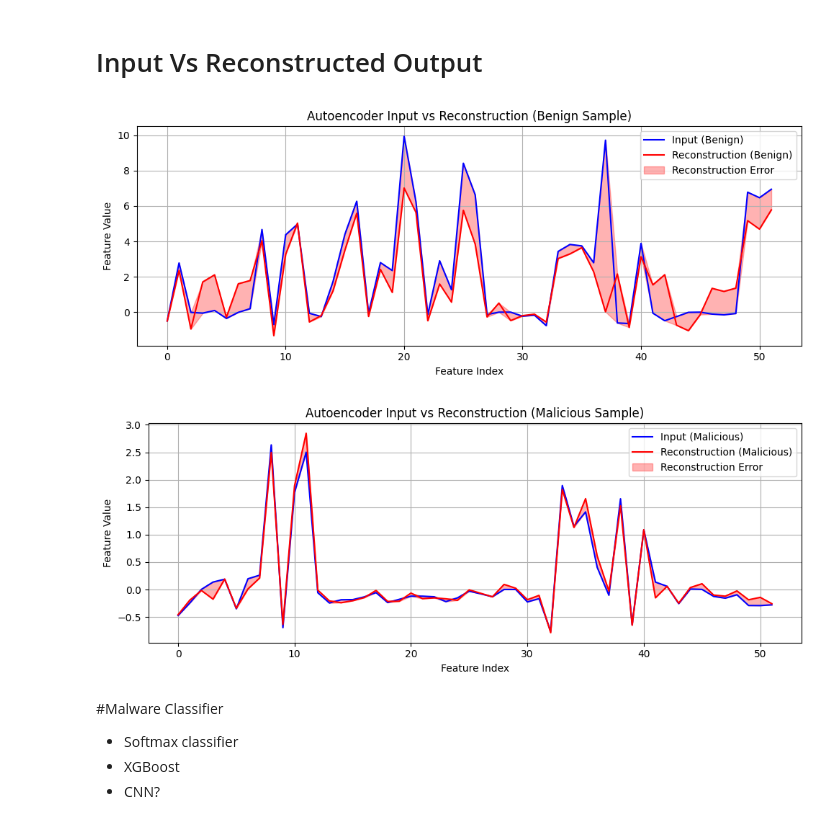
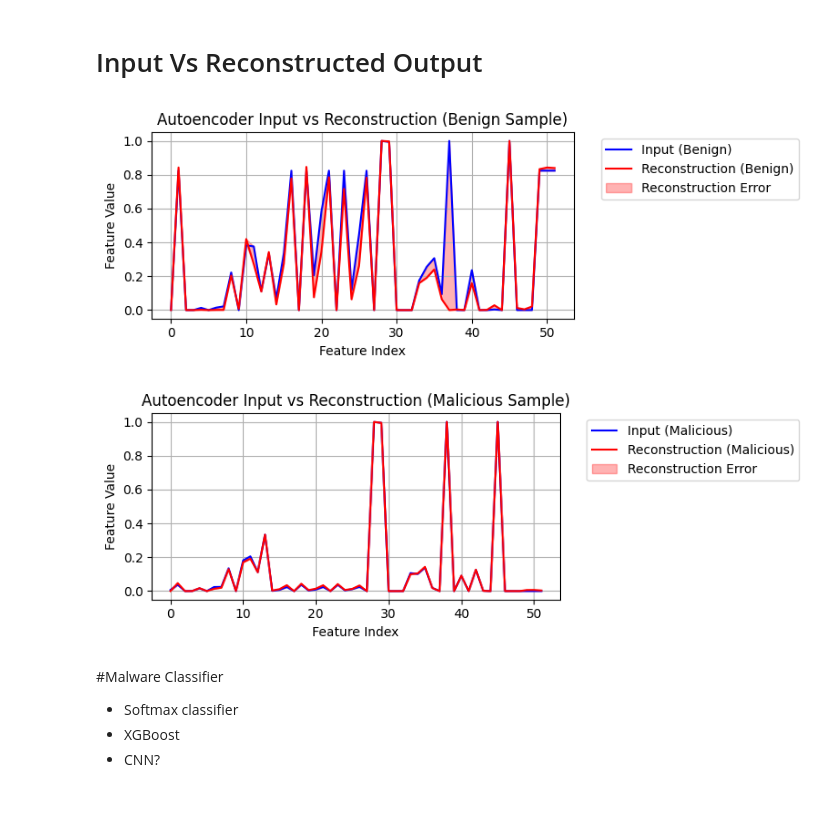
Before and after one commit to SianC7/LAIDS, a Jupyter notebook: Sian's_Autoencoder.ipynb, the cells around one changed output. Saved outputs shown, nothing was run; the diff lists cells and outputs as text; code cells hidden in the pictures.

```diff
--- a/Sian's_Autoencoder.ipynb
+++ b/Sian's_Autoencoder.ipynb
@@ -184,7 +206,8 @@ import numpy as np
 # --- Normalize ---
 # Initialize the scaler
 #scaler = RobustScaler()
-scaler = StandardScaler()
+#scaler = StandardScaler()
+scaler = MinMaxScaler()
 
 # Apply the scaler
 X_train = scaler.fit_transform(X_train) # Standardise data features
@@ -243,7 +266,7 @@ https://medium.com/@ndhilani.simbine/how-i-built-a-real-time-anomaly-detection-s
 https://medium.com/@walid.daboubi/malware-detection-using-deep-autoencoder-neural-network-wannacry-as-a-test-9d0125c925b2
 # %%
 from tensorflow.keras.models import Model, Sequential
-from tensorflow.keras.layers import Input, Dense
+from tensorflow.keras.layers import Dense, Input, BatchNormalization, LeakyReLU, Dropout
 import numpy as np # Import numpy
 
 # Determine the input dimension from the scaled training data
@@ -257,7 +280,7 @@ autoencoder = Sequential([
     Dense(16, activation='relu'),                             # Encoder bottleneck
     Dense(32, activation='relu'),                             # Decoder layer
     Dense(64, activation='relu'),                             # Decoder layer
-    Dense(autoencoder_input_dim, activation='linear')   #'sigmoid'                 # Output layer (same size as input)
+    Dense(autoencoder_input_dim, activation='sigmoid')         # Output layer (same size as input)
 ])
 
 autoencoder.compile(optimizer='adam', loss='mse')
@@ -516,7 +543,7 @@ if benign_sample_idx_in_test_set is not None:
     input_sample_benign = X_test[benign_sample_idx_in_test_set]
     reconstructed_sample_benign = test_reconstructions[benign_sample_idx_in_test_set]
 
-    plt.figure(figsize=(10, 4))
+    plt.figure(figsize=(8, 3))
     plt.plot(input_sample_benign, label='Input (Benign)', color='blue')
     plt.plot(reconstructed_sample_benign, label='Reconstruction (Benign)', color='red')
 
@@ -526,39 +553,39 @@ if benign_sample_idx_in_test_set is not None:
                      np.maximum(input_sample_benign, reconstructed_sample_benign),
                      color='red', alpha=0.3, label='Reconstruction Error')
 
-    plt.legend()
+    plt.legend(bbox_to_anchor=(1.05, 1), loc='upper left') # Move legend outside
     plt.title("Autoencoder Input vs Reconstruction (Benign Sample)")
     plt.xlabel("Feature Index")
     plt.ylabel("Feature Value")
     plt.grid(True)
     plt.tight_layout()
     plt.show()
 
 # --- Plot Malicious Sample ---
 if malicious_sample_idx_in_test_set is not None:
     input_sample_malicious = X_test[malicious_sample_idx_in_test_set]
     reconstructed_sample_malicious = test_reconstructions[malicious_sample_idx_in_test_set]
 
-    plt.figure(figsize=(10, 4))
+    plt.figure(figsize=(8, 3))
     plt.plot(input_sample_malicious, label='Input (Malicious)', color='blue')
     plt.plot(reconstructed_sample_malicious, label='Reconstruction (Malicious)', color='red')
 
     # Error band
     plt.fill_between(np.arange(len(input_sample_malicious)),
                      np.minimum(input_sample_malicious, reconstructed_sample_malicious),
                      np.maximum(input_sample_malicious, reconstructed_sample_malicious),
                      color='red', alpha=0.3, label='Reconstruction Error')
 
-    plt.legend()
+    plt.legend(bbox_to_anchor=(1.05, 1), loc='upper left') # Move legend outside
     plt.title("Autoencoder Input vs Reconstruction (Malicious Sample)")
     plt.xlabel("Feature Index")
     plt.ylabel("Feature Value")
     plt.grid(True)
     plt.tight_layout()
     plt.show()
 # %% [output]
-[figure, old version]
+[figure, new version]
-[figure, old version]
+[figure, new version]
 # %% [markdown]
 #Malware Classifier
 
```
Also changed, not shown: parts of 8 cells of this notebook.
